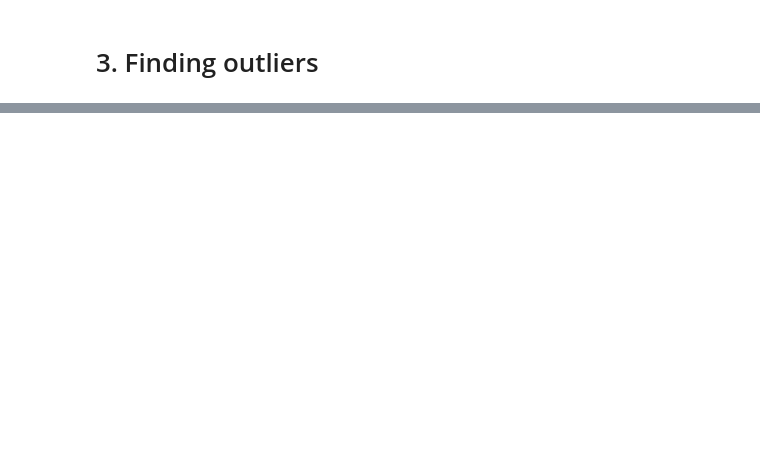
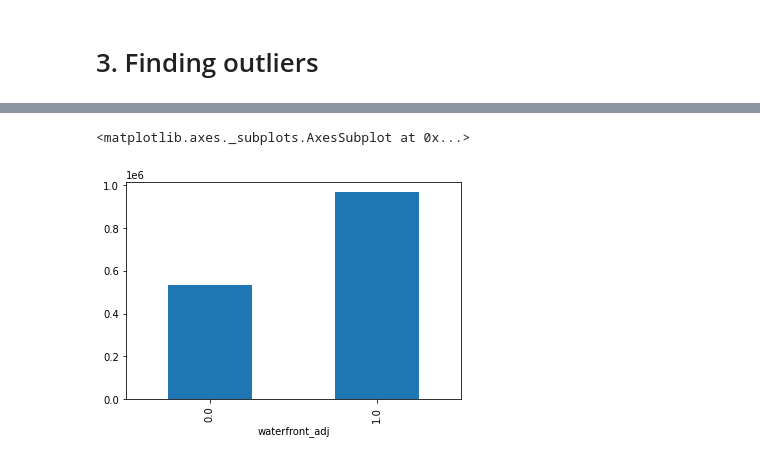
Before and after one commit to lavsz/Mod2_Kings_County_Housing_Price_Prediction, a Jupyter notebook: King's County Housing Price_Data_Cleaning.ipynb, the cells around one changed output, grey strips where cells are left out. Drawn from its saved outputs; the diff is of its cells as text; code cells hidden in the pictures; blank space fills up the shorter version.

```diff
--- a/King's County Housing Price_Data_Cleaning.ipynb
+++ b/King's County Housing Price_Data_Cleaning.ipynb
@@ -332,0 +449,2 @@ duplicates_else_diff.waterfront_adj.value_counts(), duplicates_else_diff.sqft_ba
+# %%
+df_condition = df[['id', 'price', 'sqft_living', 'lat', 'long', 'waterfront_adj', 'view', 'condition', 'grade']]
@@ -332,0 +453,5 @@ duplicates_else_diff.waterfront_adj.value_counts(), duplicates_else_diff.sqft_ba
+# %%
+df_condition.price.groupby(df_condition.waterfront_adj).mean().plot(kind='bar')
+# %% [output]
+<matplotlib.axes._subplots.AxesSubplot at 0x...>
+[figure, added]
```
Also changed, not shown: parts of 92 cells of this notebook.
